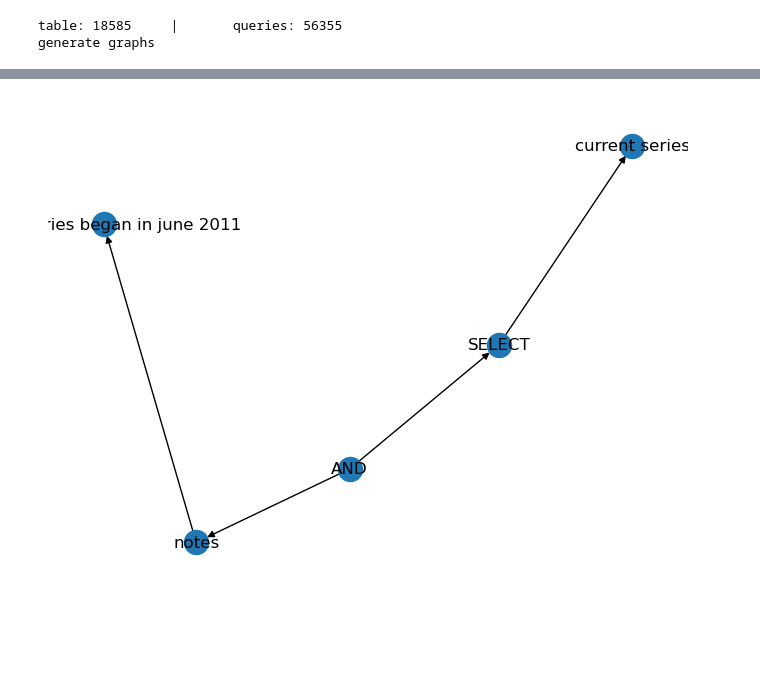
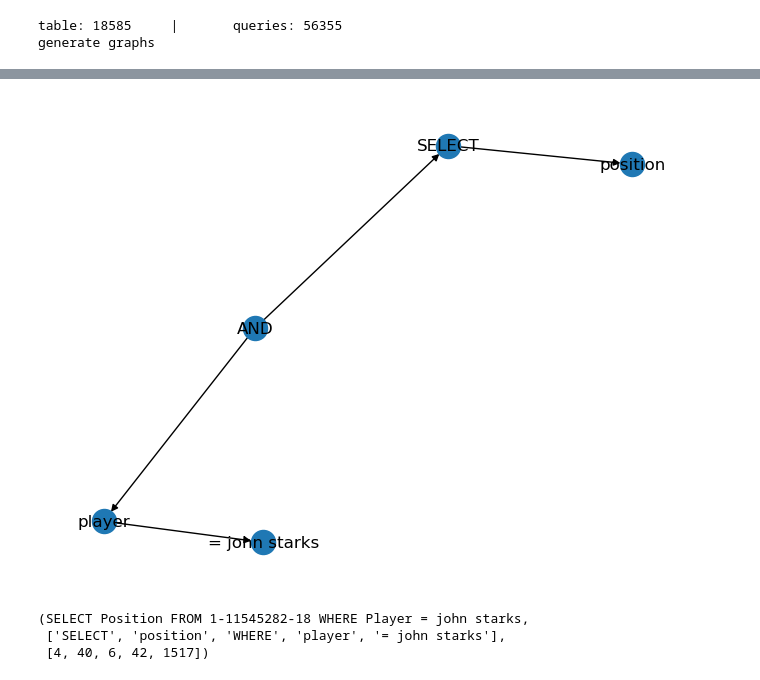
Before and after one commit to andompesta/astra-zeneca, a Jupyter notebook: preprocessing.ipynb, the cells around one changed output, grey strips where cells are left out. Cells and saved outputs as stored; diff of their text form; code cells hidden in the pictures; blank space fills up the shorter version.

```diff
--- a/preprocessing.ipynb
+++ b/preprocessing.ipynb
@@ -291,14 +254,14 @@ str(queries[0]),re.sub(r"\s+", " ", str(queries[0]))
 # %%
-from src.utils.common import EntityToId
-
-SELECT = "SELECT"
-AND = "AND"
-WHERE = "WHERE"
-
-PAD = "PAD"
-SOS = "SOS"
-EOS = "EOS"
-OOV = "OOV"
+from src.utils.common import (
+    EntityToId,
+    EOS,
+    PAD,
+    SOS,
+    OOV,
+    SELECT,
+    AND,
+    WHERE,
+)
 
 NAME_2_ID = EntityToId()
 # add SQL tokens
@@ -310,7 +273,7 @@ NAME_2_ID.add_entity(SELECT)
 NAME_2_ID.add_entity(AND)
 NAME_2_ID.add_entity(WHERE)
 
-NAME_2_ID, NAME_2_ID.inverse
+NAME_2_ID.data, NAME_2_ID.inverse
 # %% [output]
 ({'PAD': 0, 'SOS': 1, 'EOS': 2, 'OOV': 3, 'SELECT': 4, 'AND': 5, 'WHERE': 6},
  {0: 'PAD', 1: 'SOS', 2: 'EOS', 3: 'OOV', 4: 'SELECT', 5: 'AND', 6: 'WHERE'})
@@ -402,3 +369,0 @@ tokens, tokens_id, " ".join([NAME_2_ID.inverse[id_] for id_ in tokens_id])
-# %%
-tokens, tokens_id = get_sql_tokens(query, NAME_2_ID, False)
-tokens, tokens_id, " ".join([NAME_2_ID.inverse[id_] for id_ in tokens_id])
@@ -446,6 +400,9 @@ for q_idx, query in enumerate(queries):
 
     assert g.number_of_nodes() <= len(tokens)
     assert len(tokens_id) == len(tokens)
+    # all the tokens of the train set need to be present in my vocabulary.
+    # OOV token can't be present
+    assert OOV not in tokens_id
 
     graphs.append(g)
     query_tokens.append(tokens)
@@ -478,7 +435,7 @@ with open(
 
 with open(
         output_folder.joinpath(
-            "{}query_tokens.bin".format(dataset_name)
+            "{}_query_tokens.bin".format(dataset_name)
         ).as_posix(),
         "wb",
 ) as w:
@@ -486,7 +443,7 @@ with open(
 
 with open(
         output_folder.joinpath(
-            "{}query_tokens_ids.bin".format(dataset_name)
+            "{}_query_tokens_ids.bin".format(dataset_name)
         ).as_posix(),
         "wb",
 ) as w:
@@ -507,13 +471,21 @@ generate graphs
 # %%
+# TEST: plot one gnerate dataset
+idx = 1001
 with open(
     output_folder.joinpath("{}_graphs.bin".format(dataset_name)).as_posix(),
     "rb",
 ) as file:
     gs = pickle.load(file)
 
 import matplotlib.pyplot as plt
+# plot random graph
+nx.draw(gs[idx], with_labels=True)
+plt.show()
 
-nx.draw(gs[1], with_labels=True)
-plt.show()
+# get query, query-tokens and query-tokens-id
+queries[idx], query_tokens[idx], query_tokens_ids[idx]
 # %% [output]
-[figure, old version]
+[figure, new version]
+(SELECT Position FROM 1-11545282-18 WHERE Player = john starks,
+ ['SELECT', 'position', 'WHERE', 'player', '= john starks'],
+ [4, 40, 6, 42, 1517])
```
Also changed, not shown: parts of 41 cells of this notebook.
